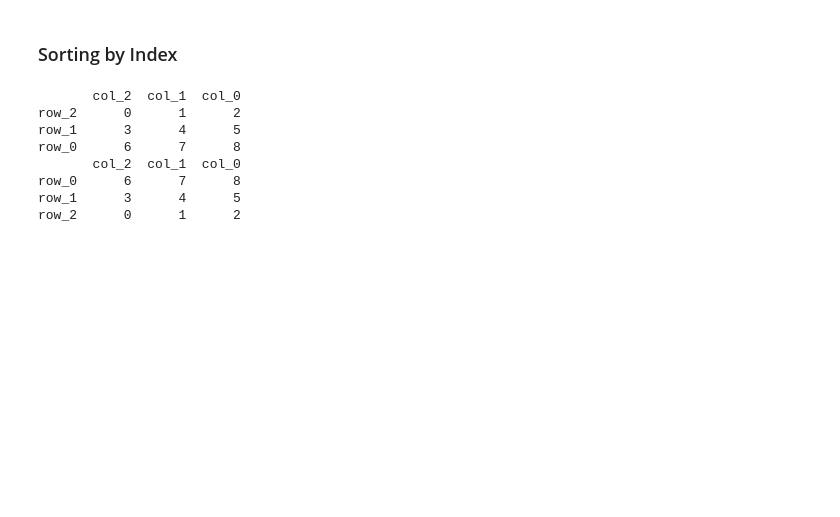
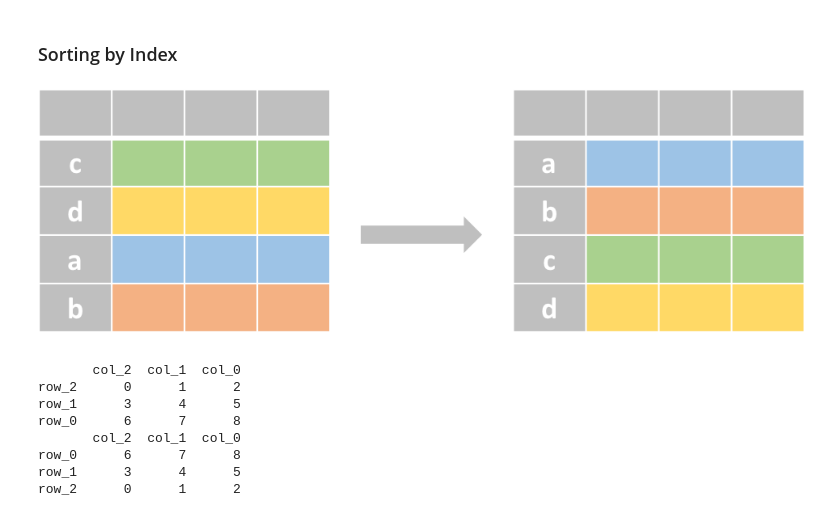
Before and after one commit to Zhenmao/Pandas-Reference-Guide, a Jupyter notebook: 2 Working with DataFrame.ipynb, the cells around one changed output. Saved outputs shown, nothing was run; the diff lists cells and outputs as text; code cells hidden in the pictures; blank space fills up the shorter version.

Commit message:
feat: Add images to 2 Working with DataFrame

```diff
--- a/2 Working with DataFrame.ipynb
+++ b/2 Working with DataFrame.ipynb
@@ -460,6 +460,10 @@ row_2    999    999
 ## DataFrame Sorting and Ranking
 # %% [markdown]
 ### Sorting by Index
+# %%
+Image("images/dataframe-sorting-index-row.png", width=317.33)
+# %% [output]
+[figure, added]
 # %%
 # Sort rows by index
 df = pd.DataFrame(np.arange(9).reshape((3,3)),
```
Also changed, not shown: parts of 8 cells of this notebook, 9 other files.
